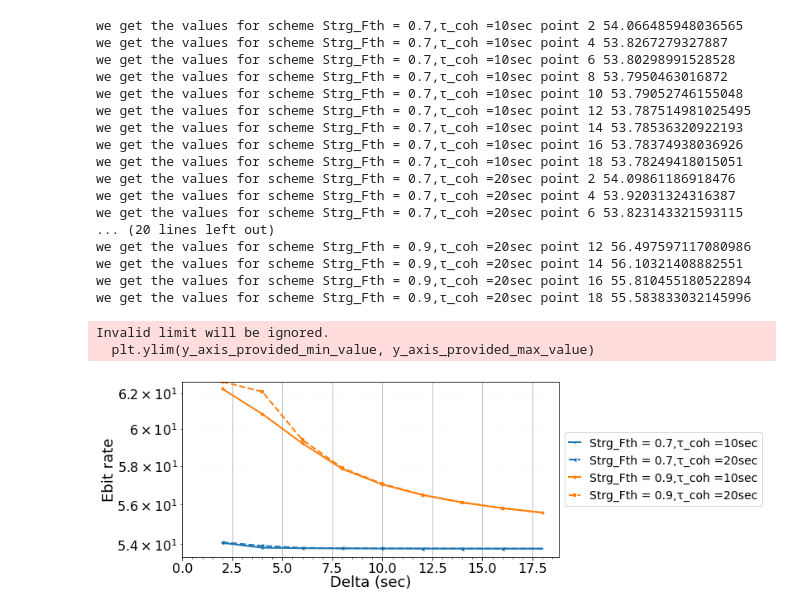
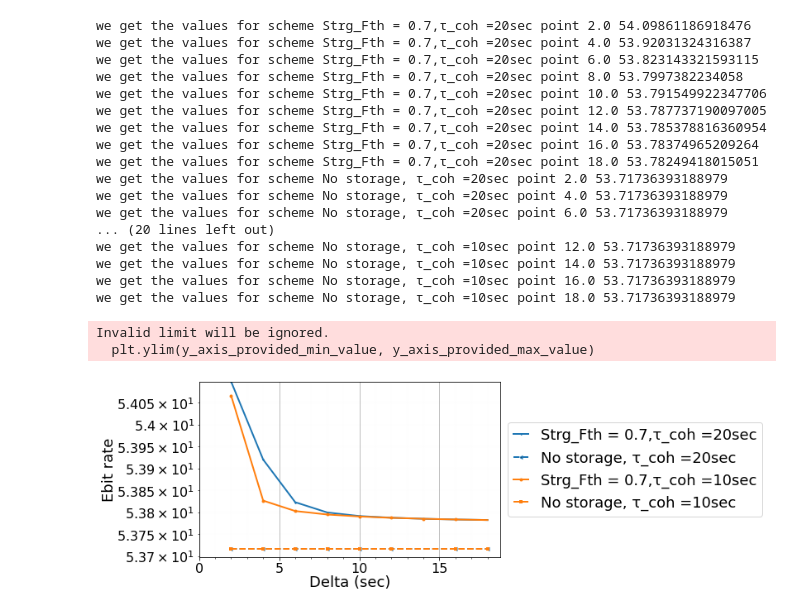
Before and after one commit to pooryousefshahrooz/QSN, a Jupyter notebook: plotting/parsing_and_plotting.ipynb, the cells around one changed output. Drawn from its saved outputs; the diff is of its cells as text; code cells hidden in the pictures.

```diff
--- a/plotting/parsing_and_plotting.ipynb
+++ b/plotting/parsing_and_plotting.ipynb
@@ -33,6 +33,8 @@ each_scheme_each_coherence_time_workloads  ={}
 # result_file_path = "../../QSN_results/QSN_resultsv2.csv" #for intermediate edge capacity 100 EPRps
 result_file_path = "../../QSN_results/QSN_results_final.csv" #for intermediate edge capacity 100 EPRps
 result_file_path = "../../QSN_results/QSN_results_finalv2.csv" #for intermediate edge capacity 100 EPRps
+result_file_path = "../../QSN_results/QSN_results_final_maximizing_rate.csv" #for intermediate edge capacity 100 EPRps
+
 
 
 with open(result_file_path, "r") as f:
@@ -47,7 +49,7 @@ with open(result_file_path, "r") as f:
         storage_block_threshold= float(line[3])
         storage_capacity = int(line[4])
         τ_coh = float(line[5])
-        delta = int(line[6])
+        delta = float(line[6])
         objective_value = float(line[7])
 #         print("objective_value",objective_value)
         if objective_value==-1:
@@ -134,14 +153,14 @@ with open(result_file_path, "r") as f:
         storage_block_threshold= float(line[3])
         storage_capacity = int(line[4])
         τ_coh = float(line[5])
-        delta = int(line[6])
+        delta = float(line[6])
         objective_value = float(line[7])
         edge_capacity = int(line[8])
 #         print("objective_value",objective_value)
 
         if  ( t_max in [10] and request_fidelity_threshold in [0.7]  and
              storage_block_threshold in [0.7,0.8,0.85,0.9] and storage_block_threshold in [0.8,0.7] and
-             delta in [2] and edge_capacity in [600] and storage_capacity in [400]
+             delta in [10] and edge_capacity in [200] and storage_capacity in [400]
             ):
             scheme = "Req.Fth="+str(request_fidelity_threshold)+",Strg_Fth = "+str(storage_block_threshold)
             try:
@@ -178,13 +197,13 @@ for scheme,τ_coh_value_satisfied_number in each_scheme_each_coherence_time_work
 scheme_keys = list(scheme_keys)
 
 ploting_simple_y_as_x("Coherence time (sec)","Ebit rate",
-                        18, 18, 14,
-                      14, 0, 0,
+                        20, 20, 20,
+                      20, 0, 0,
                       0,0,False,[],max(selected_values),
 
                       list(scheme_keys),
                       each_scheme_each_coherence_time_workloads_percentage,
                       τ_coh_values,τ_coh_values,
-                      True,True,True,1,14,
+                      True,True,True,1,18,
                       "plots/QSN_repeater_chain_ebit_as_coh_time.pdf",True,2,11.4,3.8,True)
 # %% [output]
@@ -237,14 +254,14 @@ with open(result_file_path, "r") as f:
         storage_block_threshold= float(line[3])
         storage_capacity = int(line[4])
         τ_coh = float(line[5])
-        delta = int(line[6])
+        delta = float(line[6])
         objective_value = float(line[7])
         edge_capacity = int(line[8])
 #         print(τ_coh)
 #         print("objective_value",objective_value)
 
         if  ( t_max in [10] and request_fidelity_threshold in [0.7]  and
-             storage_block_threshold in [0.7,0.8,0.85,0.9] and storage_block_threshold in [0.9,0.7] and
+             storage_block_threshold in [0.7] and
               edge_capacity in [600] and storage_capacity in [400] and τ_coh in [20.6913808111479,10.0]
             ):
             scheme = "Strg_Fth = "+str(storage_block_threshold)+",τ_coh ="+str(int(τ_coh))+"sec"
@@ -257,61 +274,73 @@ with open(result_file_path, "r") as f:
                     each_scheme_each_coherence_time_workloads[scheme]={}
                     each_scheme_each_coherence_time_workloads[scheme][delta]=[objective_value]
 
-
-            τ_coh_values.add(delta)
             if scheme not in scheme_keys:
                 scheme_keys.add(scheme)
+            τ_coh_values.add(delta)
+            scheme2 = "No storage, τ_coh ="+str(int(τ_coh))+"sec"
+            try:
+                each_scheme_each_coherence_time_workloads[scheme2][delta].append(53.71736393188979)
+            except:
+                try:
+                    each_scheme_each_coherence_time_workloads[scheme2][delta]= [53.71736393188979]
+                except:
+                    each_scheme_each_coherence_time_workloads[scheme2]={}
+                    each_scheme_each_coherence_time_workloads[scheme2][delta]=[53.71736393188979]
+
+
+            if scheme2 not in scheme_keys:
+                scheme_keys.add(scheme2)
 
 
 selected_values = []
 each_scheme_each_coherence_time_workloads_percentage = {}
 for scheme,τ_coh_value_satisfied_number in each_scheme_each_coherence_time_workloads.items():
     for τ_coh,values in τ_coh_value_satisfied_number.items():
 
         avg_EGR = sum(values)/len(values)
         try:
             each_scheme_each_coherence_time_workloads_percentage[scheme][τ_coh] = avg_EGR
         except:
             each_scheme_each_coherence_time_workloads_percentage[scheme]  ={}
             each_scheme_each_coherence_time_workloads_percentage[scheme][τ_coh]=avg_EGR
         selected_values.append(avg_EGR)
 
 
 τ_coh_values = list(τ_coh_values)
 τ_coh_values.sort()
 scheme_keys = list(scheme_keys)
 
 ploting_simple_y_as_x("Delta (sec)","Ebit rate",
                         18, 18, 16,
                       16, 0, 0,
                       0,0,False,[],max(selected_values),
 
                       list(scheme_keys),
                       each_scheme_each_coherence_time_workloads_percentage,
                       τ_coh_values,τ_coh_values,
-                      True,True,True,1,14,
+                      True,True,True,1,18,
                       "plots/QSN_repeater_chain_ebit_as_delta.pdf",True,2,11.4,3.8,True)
 # %% [output]
-we get the values for scheme Strg_Fth = 0.7,τ_coh =10sec point 2 54.066485948036565
-we get the values for scheme Strg_Fth = 0.7,τ_coh =10sec point 4 53.8267279327887
-we get the values for scheme Strg_Fth = 0.7,τ_coh =10sec point 6 53.80298991528528
-we get the values for scheme Strg_Fth = 0.7,τ_coh =10sec point 8 53.7950463016872
-we get the values for scheme Strg_Fth = 0.7,τ_coh =10sec point 10 53.79052746155048
-we get the values for scheme Strg_Fth = 0.7,τ_coh =10sec point 12 53.787514981025495
-we get the values for scheme Strg_Fth = 0.7,τ_coh =10sec point 14 53.78536320922193
-we get the values for scheme Strg_Fth = 0.7,τ_coh =10sec point 16 53.78374938036926
-we get the values for scheme Strg_Fth = 0.7,τ_coh =10sec point 18 53.78249418015051
-we get the values for scheme Strg_Fth = 0.7,τ_coh =20sec point 2 54.09861186918476
-we get the values for scheme Strg_Fth = 0.7,τ_coh =20sec point 4 53.92031324316387
-we get the values for scheme Strg_Fth = 0.7,τ_coh =20sec point 6 53.823143321593115
+we get the values for scheme Strg_Fth = 0.7,τ_coh =20sec point 2.0 54.09861186918476
+we get the values for scheme Strg_Fth = 0.7,τ_coh =20sec point 4.0 53.92031324316387
+we get the values for scheme Strg_Fth = 0.7,τ_coh =20sec point 6.0 53.823143321593115
+we get the values for scheme Strg_Fth = 0.7,τ_coh =20sec point 8.0 53.7997382234058
+we get the values for scheme Strg_Fth = 0.7,τ_coh =20sec point 10.0 53.791549922347706
+we get the values for scheme Strg_Fth = 0.7,τ_coh =20sec point 12.0 53.787737190097005
+we get the values for scheme Strg_Fth = 0.7,τ_coh =20sec point 14.0 53.785378816360954
+we get the values for scheme Strg_Fth = 0.7,τ_coh =20sec point 16.0 53.78374965209264
+we get the values for scheme Strg_Fth = 0.7,τ_coh =20sec point 18.0 53.78249418015051
+we get the values for scheme No storage, τ_coh =20sec point 2.0 53.71736393188979
+we get the values for scheme No storage, τ_coh =20sec point 4.0 53.71736393188979
+we get the values for scheme No storage, τ_coh =20sec point 6.0 53.71736393188979
 ... (20 lines left out)
-we get the values for scheme Strg_Fth = 0.9,τ_coh =20sec point 12 56.497597117080986
-we get the values for scheme Strg_Fth = 0.9,τ_coh =20sec point 14 56.10321408882551
-we get the values for scheme Strg_Fth = 0.9,τ_coh =20sec point 16 55.810455180522894
-we get the values for scheme Strg_Fth = 0.9,τ_coh =20sec point 18 55.583833032145996
+we get the values for scheme No storage, τ_coh =10sec point 12.0 53.71736393188979
+we get the values for scheme No storage, τ_coh =10sec point 14.0 53.71736393188979
+we get the values for scheme No storage, τ_coh =10sec point 16.0 53.71736393188979
+we get the values for scheme No storage, τ_coh =10sec point 18.0 53.71736393188979
 Invalid limit will be ignored.
   plt.ylim(y_axis_provided_min_value, y_axis_provided_max_value)
-[figure, old version]
+[figure, new version]
 # %%
 # plotting 3D Ebit rate as coherence and delta time
 
```
Also changed, not shown: parts of 6 cells of this notebook, 11 other files.
